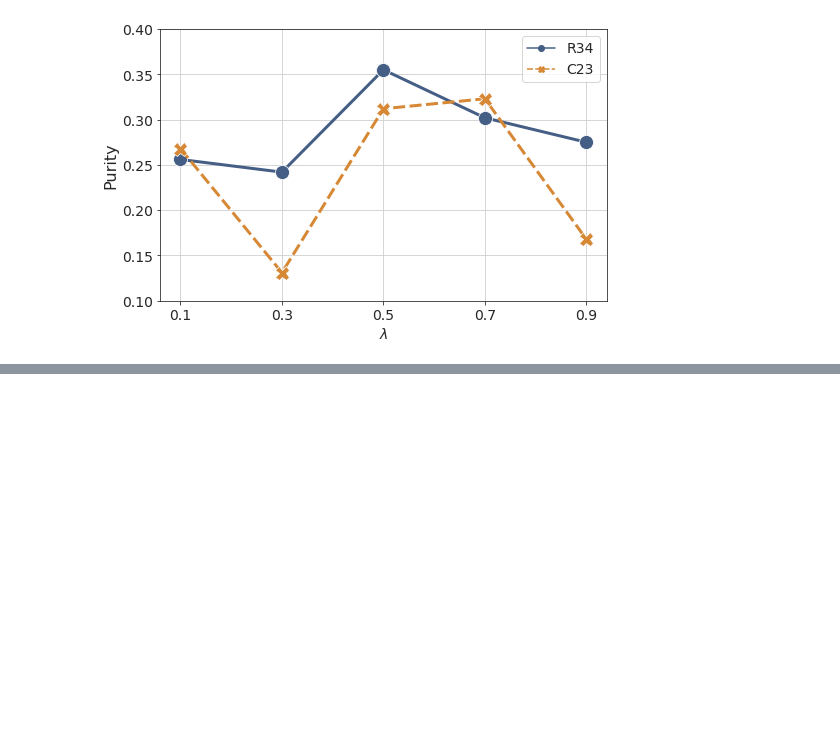
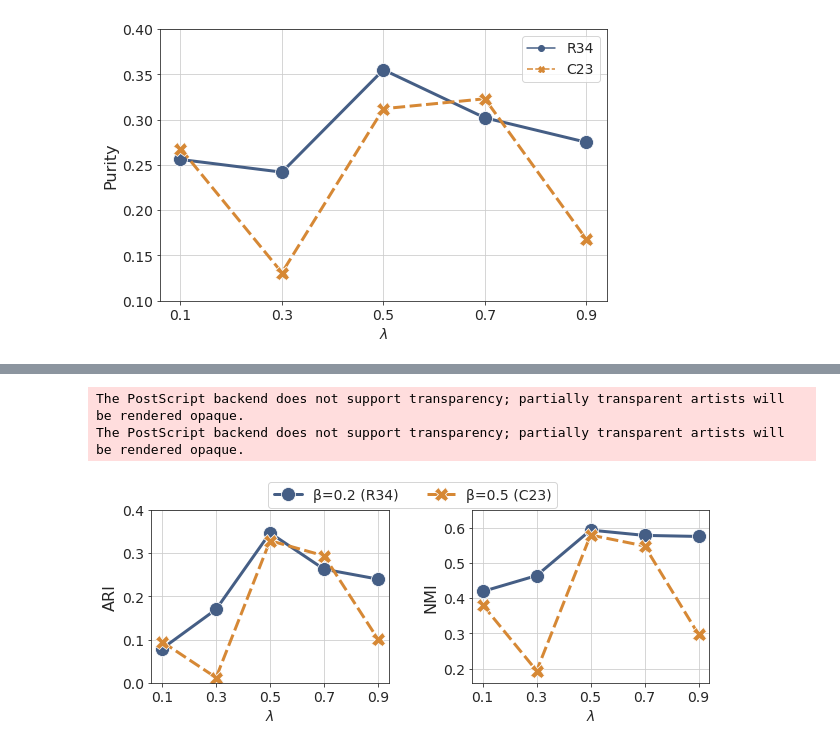
Before and after one commit to hopemini/data_processing, a Jupyter notebook: jideca_params/jideca_real_lambda.ipynb, the cells around one changed output, grey strips where cells are left out. Drawn from its saved outputs; the diff is of its cells as text; code cells hidden in the pictures; blank space fills up the shorter version.

Commit message:
Update jideca w/ NMI and ARI except Purity

```diff
--- a/jideca_params/jideca_real_lambda.ipynb
+++ b/jideca_params/jideca_real_lambda.ipynb
@@ -163,0 +160,30 @@ The PostScript backend does not support transparency; partially transparent arti
+# %%
+plt.figure(figsize=(10,3))
+sns.set_style("ticks", {'axes.grid' : True})
+plt.subplots_adjust(left=0.125, bottom=0.1,  right=0.9, top=0.9, wspace=0.35, hspace=0.35)
+colors = ['#455E85', '#D68835']
+
+plt.subplot(1, 2, 1)
+ax1 = sns.lineplot(x='simple', y='ari', data=df_ari, linewidth=3, palette=colors, hue='class', style='class', markers=True, markersize=14)
+plt.ylim(0, 0.4)
+plt.xlabel(r'$\lambda$')
+plt.ylabel('ARI', fontsize=16)
+ax1.get_legend().remove()
+
+plt.subplot(1, 2, 2)
+ax2 = sns.lineplot(x='simple', y='nmi', data=df_nmi, linewidth=3, palette=colors, hue='class', style='class', markers=True, markersize=14)
+plt.ylim(0.16, 0.65)
+plt.xlabel(r'$\lambda$')
+plt.ylabel('NMI', fontsize=16)
+ax2.get_legend().remove()
+
+_label = ["β=0.2 (R34)", "β=0.5 (C23)"]
+#_label = ["R34", "C23"]
+plt.legend(bbox_to_anchor=(-0.25, 1.2), loc="upper center", ncol=2, labels=_label)
+
+plt.savefig('../result/jideca_lambda_1.png', format='png', bbox_inches='tight', transparent=True)
+plt.savefig('../result/jideca_lambda_1.eps', format='eps', bbox_inches='tight')
+# %% [output]
+The PostScript backend does not support transparency; partially transparent artists will be rendered opaque.
+The PostScript backend does not support transparency; partially transparent artists will be rendered opaque.
+[figure, added]
```
Also changed, not shown: parts of 1 cell of this notebook, 5 other files.
